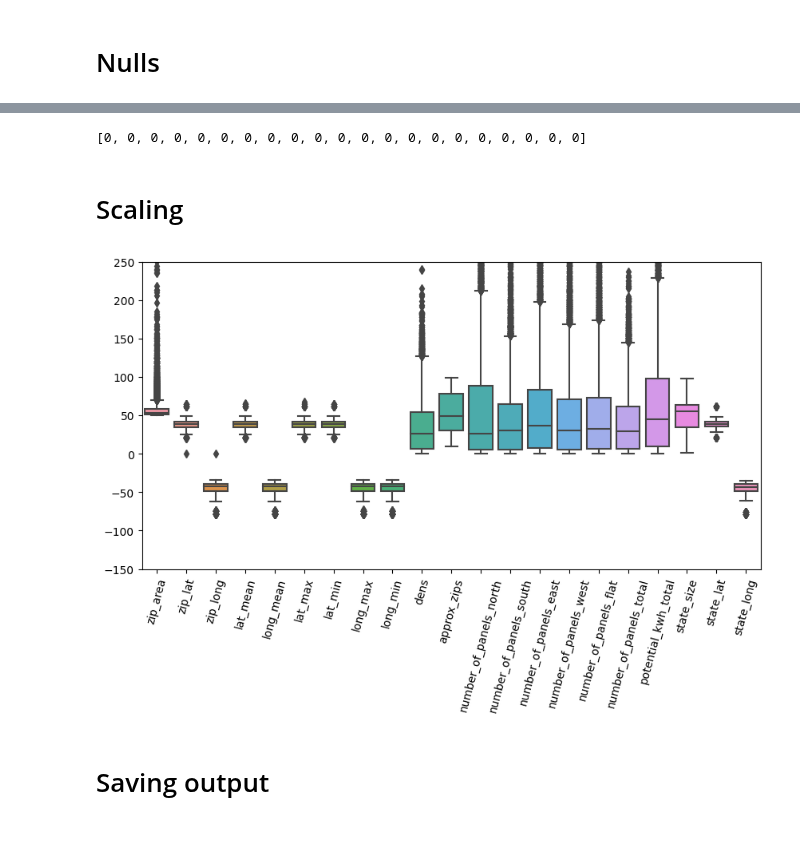
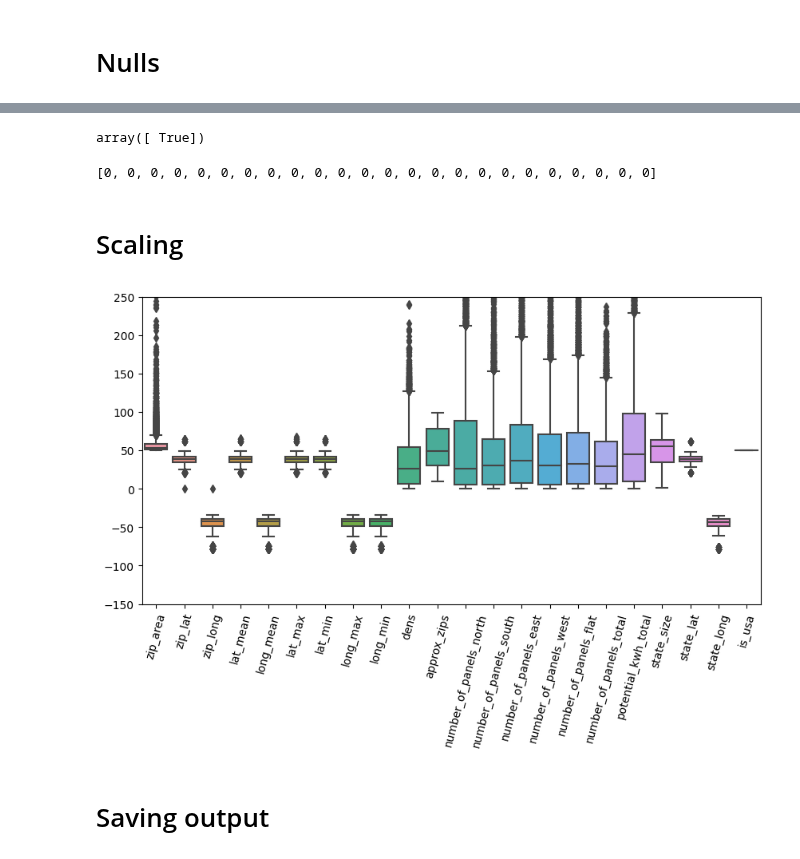
Before and after one commit to igor-cheb/mle_prep, a Jupyter notebook: geo_data_case_1/ETL.ipynb, the cells around one changed output, grey strips where cells are left out. Drawn from its saved outputs; the diff is of its cells as text; code cells hidden in the pictures.

```diff
--- a/geo_data_case_1/ETL.ipynb
+++ b/geo_data_case_1/ETL.ipynb
@@ -31,7 +31,7 @@ ref_df =  pd.read_csv('datasets/zip_code_database.csv')[['zip', 'state', 'latitu
 ref_df = ref_df.merge(state_accronyms, how='left', left_on='state', right_on='Accro') \
     [['zip', 'latitude', 'longitude', 'State']].rename(columns={'State': 'state'})                  # replacing accronyms with full state named in reference df
 
-US_STATES = list(state_accronyms['State'].unique())
+US_STATES = list(ref_df['state'].dropna().unique())
 # %% [markdown]
 <a name='2'></a>
 # Feature extraction
@@ -86,7 +86,7 @@ class FeatureExtractor:
 
     def mask_usa_states(self) -> pd.Series:
         """Function checks if states in the passed column are USA states"""
-        return self.states_to_check.isin(self.usa_states)
+        return (self.states_to_check.isin(self.usa_states)).astype(int)
 
     def zips_replacement(self, lat_long_zip_df: pd.DataFrame,
                          init_df_mean_lat_col: str, init_df_mean_long_col: str) -> tuple[pd.Series, pd.Series]:
@@ -158,7 +158,7 @@ init_df['is_usa'] = extr.mask_usa_states()
 init_df.loc[:, 'zip_lat'], init_df.loc[:, 'zip_long'] = extr.zips_replacement(lat_long_zip_df=init_df[['lat_mean', 'long_mean', 'zip_code']].copy(),
                                                             init_df_mean_lat_col='lat_mean',
                                                             init_df_mean_long_col='long_mean')
-init_df = init_df.merge(extr.calc_centr_size(), on='state')
+init_df = init_df.merge(extr.calc_centr_size(), on='state', how='left')
 # %% [markdown]
 <a name='3'></a>
 # Nulls
@@ -170,9 +186,13 @@ init_df = init_df.merge(extr.calc_centr_size(), on='state')
+# %%
+init_df['is_usa'].unique()
+# %% [output]
+array([ True])
 # %%
 init_df = init_df.dropna()
 # %%
 [init_df[col].isna().sum() for col in list(init_df)]
 # %% [output]
-[0, 0, 0, 0, 0, 0, 0, 0, 0, 0, 0, 0, 0, 0, 0, 0, 0, 0, 0, 0, 0]
+[0, 0, 0, 0, 0, 0, 0, 0, 0, 0, 0, 0, 0, 0, 0, 0, 0, 0, 0, 0, 0, 0, 0, 0]
 # %% [markdown]
 <a name='4'></a>
 # Scaling
@@ -183,40 +203,41 @@ init_df = init_df.dropna()
 
 feats_to_scale = ['zip_area', 'zip_lat', 'zip_long', 'lat_mean', 'long_mean', 'lat_max', 'lat_min', 'long_max', 'long_min', 'dens', 'approx_zips',
                   'number_of_panels_north', 'number_of_panels_south', 'number_of_panels_east', 'number_of_panels_west', 'number_of_panels_flat',
-                  'number_of_panels_total', 'potential_kwh_total', 'state_size', 'state_lat', 'state_long']
+                  'number_of_panels_total', 'potential_kwh_total', 'state_size', 'state_lat', 'state_long', 'is_usa']
 
 mults = {
     'dens': 1e-5,
     'zip_area': 5e2,
     'zip_long': .5,
     'long_mean': .5,
     'number_of_panels_north': 3e-3,
     'number_of_panels_south': 5e-4,
     'number_of_panels_east': 1e-3,
     'number_of_panels_west': 7e-4,
     'number_of_panels_flat': 3e-4,
     'number_of_panels_total': 1e-4,
     'potential_kwh_total': 5e-7,
     'long_min': .5,
     'long_max': .5,
     'state_long': .5,
-    'state_size': 10
+    'state_size': 10,
+    'is_usa': 50
 }
 
 def apply_mults(df: pd.DataFrame, mults: dict) -> pd.DataFrame:
     """Function applies multipliers from the passed dict to respective columns of the passed df"""
     local_df = df.copy()
     for k in mults:
         local_df.loc[:, k] = local_df[k] * mults[k]
     return local_df
 
 scaled_df = apply_mults(init_df, mults)
 
 plt.figure(figsize=[10, 5])
 sns.boxplot(scaled_df[feats_to_scale])
 plt.ylim(bottom=-150, top=250); plt.xticks(rotation=75);
 # %% [output]
-[figure, old version]
+[figure, new version]
 # %% [markdown]
 <a name='5'></a>
 # Saving output
```
Also changed, not shown: parts of 2 cells of this notebook.
